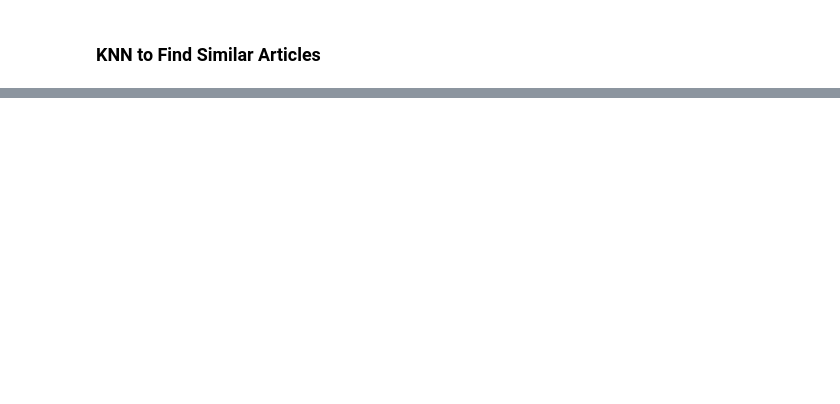
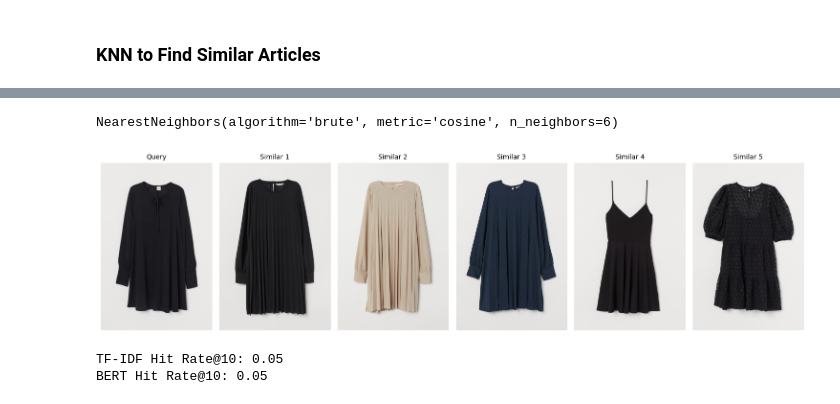
Before and after one commit to parisrahmani/HM-NLP-Recommender, a Jupyter notebook: notebooks/02-ContentBaseRecommendation.ipynb, the cells around one changed output, grey strips where cells are left out. Drawn from its saved outputs; the diff is of its cells as text; code cells hidden in the pictures; blank space fills up the shorter version.

Commit message:
Dev: add personolized recommendation with Bert

```diff
--- a/notebooks/02-ContentBaseRecommendation.ipynb
+++ b/notebooks/02-ContentBaseRecommendation.ipynb
@@ -182,0 +245,35 @@ show_similar_articles(sample_article_id, similar_articles, image_base_path='../d
+# %%
+
+article_texts = articles_df['preprocessed_desc'].tolist()
+
+# Generate embeddings
+bert_embeddings = model.encode(article_texts, show_progress_bar=True)
+# %%
+# bert_embeddings is a list or array of sentence vectors
+
+from sklearn.neighbors import NearestNeighbors
+bert_knn = NearestNeighbors(n_neighbors=6,
+                       metric='cosine',
+                       algorithm='brute')
+bert_knn.fit(bert_embeddings)
+# %% [output]
+NearestNeighbors(algorithm='brute', metric='cosine', n_neighbors=6)
+# %%
+# Get top 5 similar articles for each (excluding itself)
+distances, indices = bert_knn.kneighbors(bert_embeddings)
+# %%
+bert_similar_articles_knn = {}
+
+for i, article_id in enumerate(articles_df['article_id']):
+    neighbors = indices[i][1:]  # Skip the first one (it's the article itself)
+    neighbor_ids = articles_df.iloc[neighbors]['article_id'].tolist()
+    bert_similar_articles_knn[article_id] = neighbor_ids
+# %%
+# Choose a sample article ID from your dataset
+# sample_article_id = 108775015
+sample_article_id = 956217002
+
+# Show similar articles based on your earlier similarity dict
+show_similar_articles(sample_article_id, bert_similar_articles_knn, image_base_path='../data/images')
+# %% [output]
+[figure, added]
@@ -182,0 +307,9 @@ show_similar_articles(sample_article_id, similar_articles, image_base_path='../d
+# %%
+tfidf_hit = compute_hit_rate(transactions_df, similar_articles, k=10)
+bert_hit = compute_hit_rate(transactions_df, bert_similar_articles_knn, k=10)
+
+print(f"TF-IDF Hit Rate@10: {tfidf_hit:.2f}")
+print(f"BERT Hit Rate@10: {bert_hit:.2f}")
+# %% [output]
+TF-IDF Hit Rate@10: 0.05
+BERT Hit Rate@10: 0.05
```
Also changed, not shown: parts of 30 cells of this notebook.
